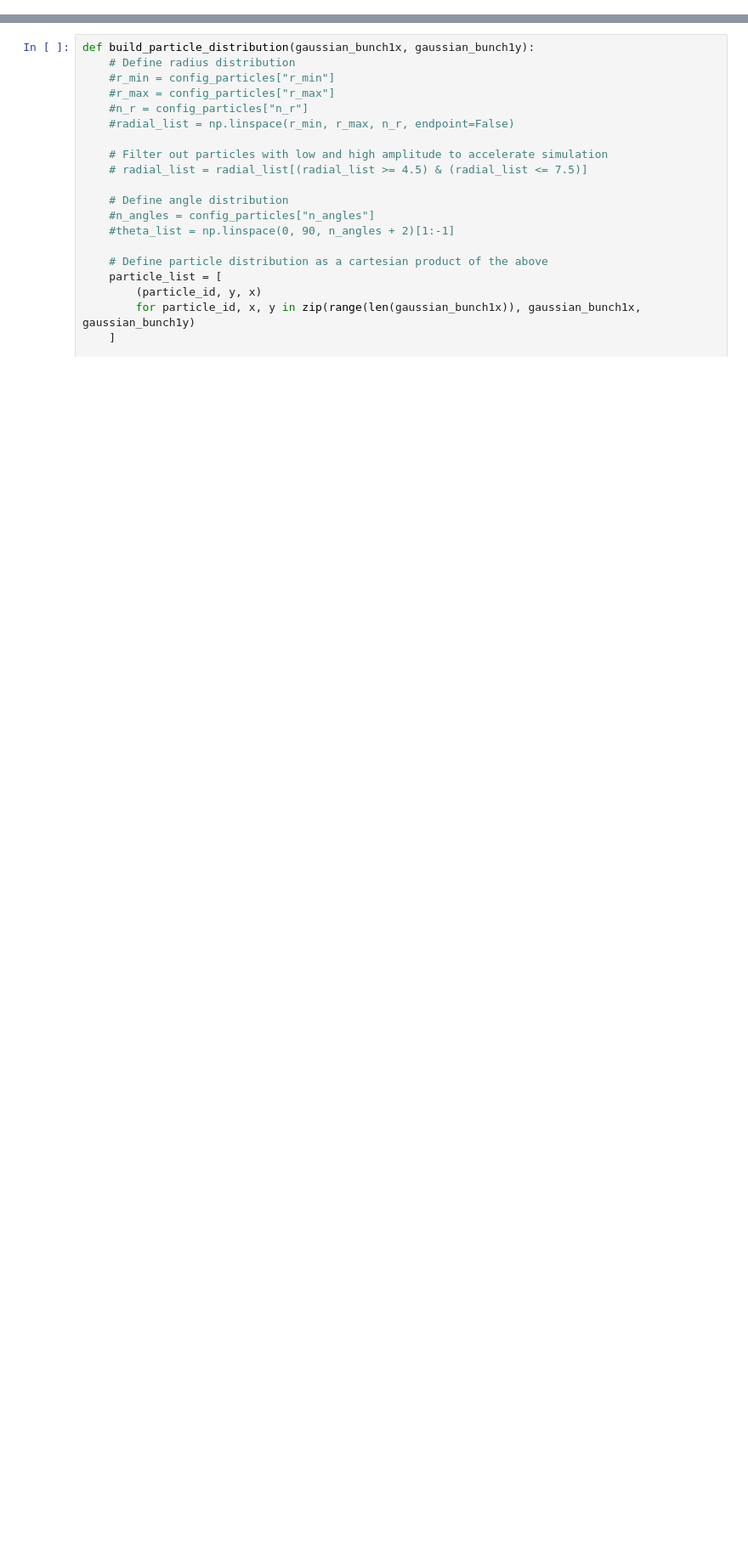
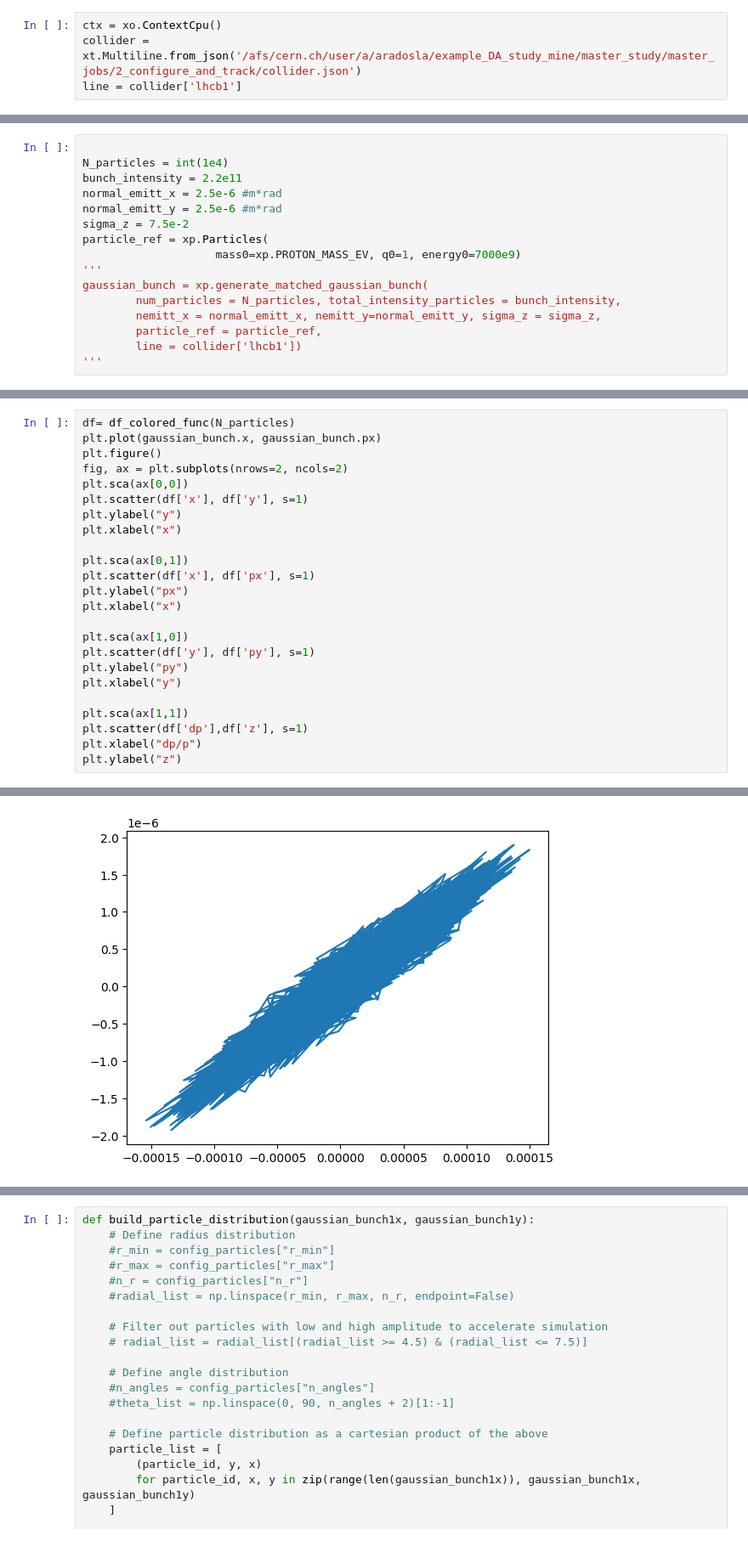
Before and after one commit to aradosla/Distribution_study, a Jupyter notebook: master_study/master_jobs/1_build_distr_and_collider/Read_collider_distribution.ipynb, the cells around one changed output, grey strips where cells are left out. Shown at 85% size. Saved outputs shown, nothing was run; the diff lists cells and outputs as text; blank space fills up the shorter version.

```diff
--- a/master_study/master_jobs/1_build_distr_and_collider/Read_collider_distribution.ipynb
+++ b/master_study/master_jobs/1_build_distr_and_collider/Read_collider_distribution.ipynb
@@ -83,0 +11,4 @@ Done compiling ContextCpu kernels.
+# %%
+ctx = xo.ContextCpu()
+collider = xt.Multiline.from_json('/afs/cern.ch/user/a/aradosla/example_DA_study_mine/master_study/master_jobs/2_configure_and_track/collider.json')
+line = collider['lhcb1']
@@ -83,0 +112,16 @@ Done compiling ContextCpu kernels.
+# %%
+
+N_particles = int(1e4)
+bunch_intensity = 2.2e11
+normal_emitt_x = 2.5e-6 #m*rad
+normal_emitt_y = 2.5e-6 #m*rad
+sigma_z = 7.5e-2
+particle_ref = xp.Particles(
+                    mass0=xp.PROTON_MASS_EV, q0=1, energy0=7000e9)
+'''
+gaussian_bunch = xp.generate_matched_gaussian_bunch(
+        num_particles = N_particles, total_intensity_particles = bunch_intensity,
+        nemitt_x = normal_emitt_x, nemitt_y=normal_emitt_y, sigma_z = sigma_z,
+        particle_ref = particle_ref,
+        line = collider['lhcb1'])
+'''
@@ -83,0 +328,25 @@ Done compiling ContextCpu kernels.
+# %%
+df= df_colored_func(N_particles)
+plt.plot(gaussian_bunch.x, gaussian_bunch.px)
+plt.figure()
+fig, ax = plt.subplots(nrows=2, ncols=2)
+plt.sca(ax[0,0])
+plt.scatter(df['x'], df['y'], s=1)
+plt.ylabel("y")
+plt.xlabel("x")
+
+plt.sca(ax[0,1])
+plt.scatter(df['x'], df['px'], s=1)
+plt.ylabel("px")
+plt.xlabel("x")
+
+plt.sca(ax[1,0])
+plt.scatter(df['y'], df['py'], s=1)
+plt.ylabel("py")
+plt.xlabel("y")
+
+plt.sca(ax[1,1])
+plt.scatter(df['dp'],df['z'], s=1)
+plt.xlabel("dp/p")
+plt.ylabel("z")
+# %% [output]
@@ -83,0 +354 @@ Done compiling ContextCpu kernels.
+[figure, added]
```
Also changed, not shown: parts of 64 cells of this notebook, 19 other files.
